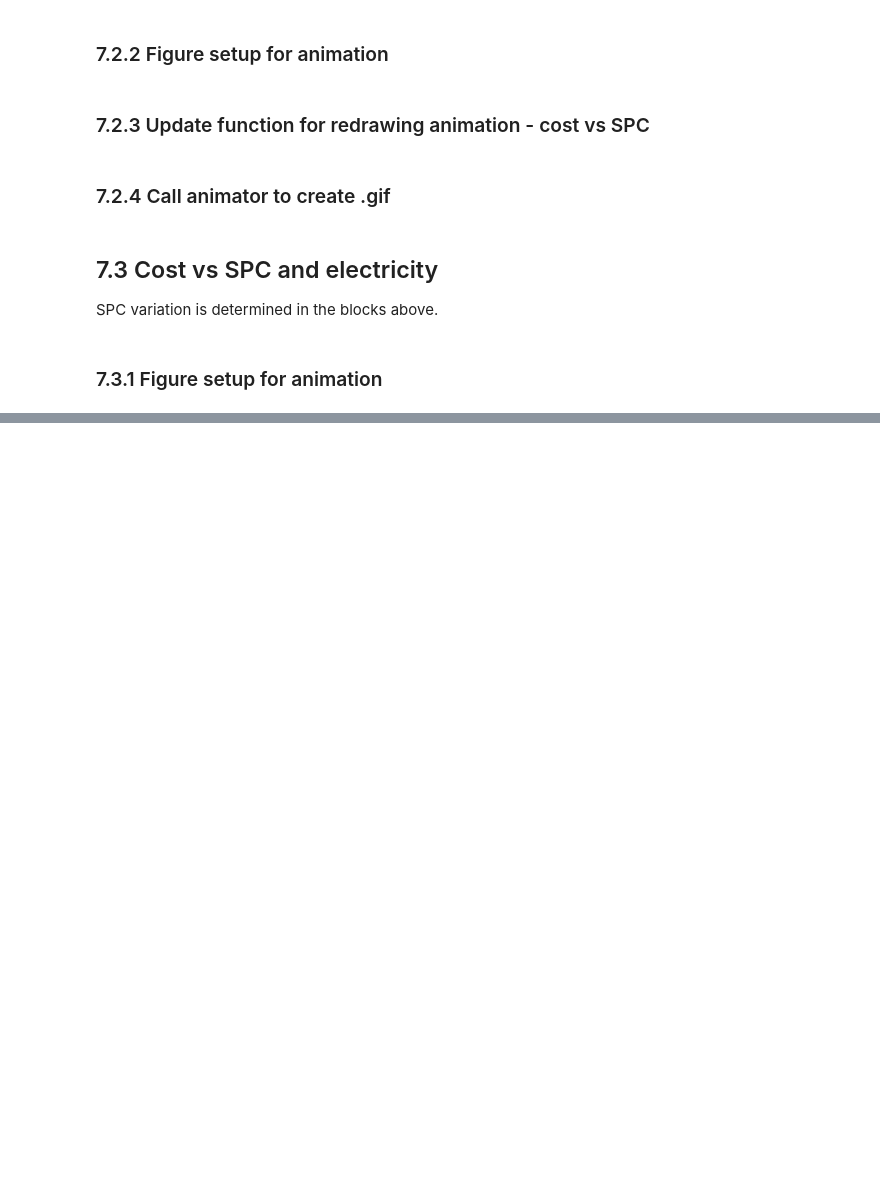
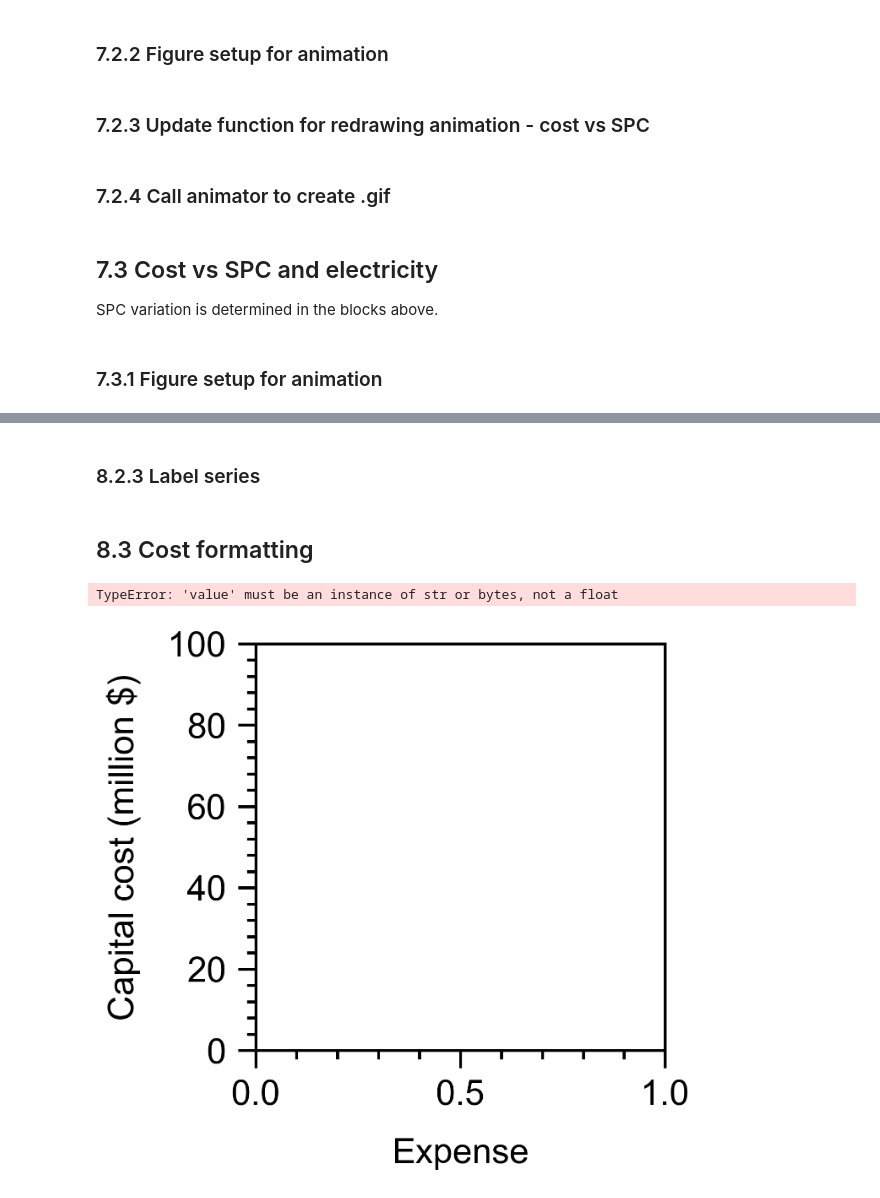
Before and after one commit to shashwatidc/co2r-non-aqueous, a Jupyter notebook: 20241001_5_TEA_Integrated.ipynb, the cells around one changed output, grey strips where cells are left out. Drawn from its saved outputs; the diff is of its cells as text; code cells hidden in the pictures; blank space fills up the shorter version.

```diff
--- a/20241001_5_TEA_Integrated.ipynb
+++ b/20241001_5_TEA_Integrated.ipynb
@@ -4527,7 +4547,7 @@ if override_onebyone == True:
 
     x_axis_max =  levelized_x_axis_max
     x_axis_min = levelized_x_axis_min
-    x_axis_step = 0.4 # 1 # 0.4
+    x_axis_step = 1 # 1 # 0.4
 #     x_axis_num = 6
     x_axis_major_ticks =  np.arange(x_axis_min, x_axis_max, step = x_axis_step)
     x_axis_major_ticks = np.append(x_axis_major_ticks, x_axis_max) # since arange omits the last point, have to add it back in manually
@@ -6415,0 +6582,78 @@ if override_animation == True:
+# %%
+# Get current date and time to name files
+if override_2files == True:
+    time_now = datetime.now().time()
+    date_now = datetime.now().date()
+    current_date = date_now.strftime("%Y%m%d") # format string
+    current_time = time_now.strftime("%I-%M%p") # format string
+# %% [markdown]
+### 8.2.3 Label series
+# %%
+if override_2files == True:
+    labels = ['Non-aqueous', 'Aqueous']
+    barwidth = 0.35 # hardcoded
+
+    posn_capex_1 = range(len(df_capex_BM_1.index))
+    posn_capex_2 = [posn + barwidth for posn in posn_capex_1]
+    posn_opex_1 = range(len(df_opex_1.index))
+    posn_opex_2 = [posn + barwidth for posn in posn_opex_1]
+    posn_levelized_1 = range(len(df_capex_BM_1.index) + len(df_opex_1.index))
+    posn_levelized_2 = [posn + barwidth for posn in posn_levelized_1]
+# %% [markdown]
+## 8.3 Cost formatting
+# %%
+# Plot capex
+
+if override_2files == True:
+    # Plot capital costs for lifetime over voltage range - bar chart
+
+    fig, axs = plt.subplots() # Set up plot
+    #fig.subplots_adjust(left=0.9, bottom=0.9, right=1, top=1, wspace=None, hspace=None)
+
+    y_axis_max = 100 #np.ceil(max(np.sum(df_capex_BM_vs_vbl.loc[:, ~np.isinf(df_opex_vs_vbl).any(axis=0)], axis = 0))/1e6 / 5) * 5  # round to nearest 5 million
+    y_axis_min = 0 # np.floor(min(cost_vs_vbl)/0.01) * 0.01
+    y_axis_step = 20
+#     y_axis_num = 6
+    y_axis_major_ticks =  np.arange(y_axis_min, y_axis_max, step = y_axis_step)
+    if y_axis_max // 10 == y_axis_max/10:
+        y_axis_major_ticks = np.append(y_axis_major_ticks, y_axis_max) # since arange omits the last point, have to add it back in manually
+#     y_axis_major_ticks = np.linspace(y_axis_min, y_axis_max, num = y_axis_num, endpoint = True) #
+
+    ## Axis labels
+    axs.set_ylabel('Capital cost (million \$)')
+    axs.set_xlabel('Expense')
+
+    ## Draw axis ticks
+    # axs.xaxis.set_minor_locator(AutoMinorLocator(2)) # subdivide major ticks into this many minor divisions (eg. major step = 5 V, then autominorlocator(5) will mark off every 1 V)
+    axs.yaxis.set_minor_locator(AutoMinorLocator(5)) # subdivide major ticks into this many minor divisions (eg. major step = 5 V, then autominorlocator(5) will mark off every 1 V)
+    # plt.xticks(x_axis_major_ticks) # tick locations as a list, eg. plt.xticks([0,10,20])
+    plt.yticks(y_axis_major_ticks) # tick locations as a list, eg. plt.xticks([0,10,20])
+
+    ## Apply axis limits
+    # axs.set_xlim([x_axis_min,x_axis_max])
+    axs.set_ylim([y_axis_min,y_axis_max])
+
+    ## Plot series
+    cumsum = 0
+    axs.bar(posn_capex_1, df_capex_BM_1[:], color='blue', width=barwidth, edgecolor='grey', label=labels[0])
+    axs.bar(posn_capex_2, df_capex_BM_2[:], color='blue', width=barwidth, edgecolor='grey', label=labels[1])
+
+    # axs.plot(vbl_range[df_capex_totals_vs_vbl.loc['Total permanent investment'] > 0],
+    #         df_capex_totals_vs_vbl.loc['Total permanent investment', df_capex_totals_vs_vbl.loc['Total permanent investment'] > 0]/1e6, # All capex except working capital, which is recovered during operation
+    #         label = 'Total permanent investment', alpha = 1, c = theme_colors[6]) # Plot line for Total permanent investment cost
+
+    ## Legend
+    axs.legend(bbox_to_anchor=(1, 1), loc='upper left', reverse = True) # -> bbox_to_anchor docks the legend to a position, loc specifies which corner of legend is that position
+
+    ## Save figure
+    capex_comparison_fig_name = os.path.join(OP_folder, '{} Capex comparison {}'.format(current_date, current_time).replace('.',',') ) # CHANGE to change the figure name
+    fig.savefig(capex_comparison_fig_name + '.svg', transparent = True) # Save figure - format = eps, jpeg, jpg, pdf, pgf, png, ps, raw, rgba, svg, svgz, tif, tiff
+    fig.savefig(capex_comparison_fig_name + '.pdf', transparent = True) # Save figure - format = eps, jpeg, jpg, pdf, pgf, png, ps, raw, rgba, svg, svgz, tif, tiff
+    fig.savefig(capex_comparison_fig_name + '.jpg', transparent = True,  dpi = 80) # Save figure - format = eps, jpeg, jpg, pdf, pgf, png, ps, raw, rgba, svg, svgz, tif, tiff
+
+    print('Saved at ' + capex_comparison_fig_name)
+
+    plt.show()
+# %% [output]
+TypeError: 'value' must be an instance of str or bytes, not a float
+[figure, added]
```
Also changed, not shown: parts of 46 cells of this notebook, 4 other files.
